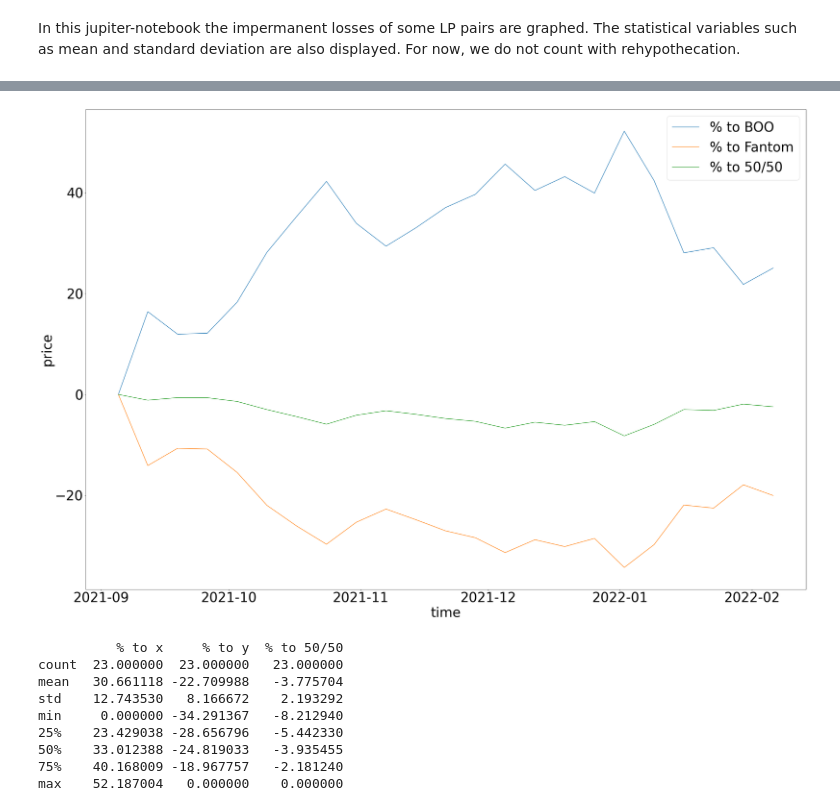
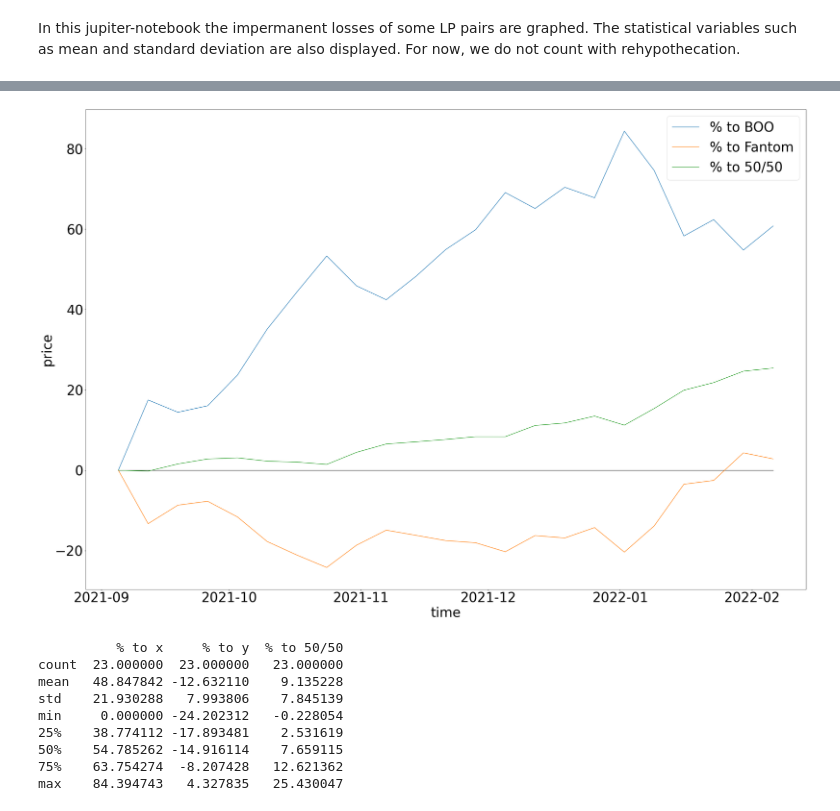
Before and after one commit to MaliMi97/portfolio, a Jupyter notebook: src/impermanent_loss.ipynb, the cells around one changed output, grey strips where cells are left out. Cells and saved outputs as stored; diff of their text form; code cells hidden in the pictures.

```diff
--- a/src/impermanent_loss.ipynb
+++ b/src/impermanent_loss.ipynb
@@ -29,17 +48,18 @@ max     0.000000  111.790106    0.000000
 # %%
 df = c.get_closing_price(datetime.datetime(2021, 9, 1), datetime.datetime.today(), 'week', 'spookyswap')\
     .merge(c.get_closing_price(datetime.datetime(2021, 9, 1), datetime.datetime.today(), 'week', 'fantom'), on='time')
-df = impermanent_loss(df, 200)
+df['price_reward'] = df['price_x']
+df = impermanent_loss(df, 200, 0.6/365*7, 1)
 impermanent_loss_vis(df, 'BOO', "Fantom")
 print(df[['% to x', '% to y', '% to 50/50']].describe())
 # %% [output]
-[figure, old version]
+[figure, new version]
           % to x     % to y  % to 50/50
 count  23.000000  23.000000   23.000000
-mean   30.661118 -22.709988   -3.775704
-std    12.743530   8.166672    2.193292
-min     0.000000 -34.291367   -8.212940
-25%    23.429038 -28.656796   -5.442330
-50%    33.012388 -24.819033   -3.935455
-75%    40.168009 -18.967757   -2.181240
-max    52.187004   0.000000    0.000000
+mean   48.847842 -12.632110    9.135228
+std    21.930288   7.993806    7.845139
+min     0.000000 -24.202312   -0.228054
+25%    38.774112 -17.893481    2.531619
+50%    54.785262 -14.916114    7.659115
+75%    63.754274  -8.207428   12.621362
+max    84.394743   4.327835   25.430047
```
Also changed, not shown: parts of 3 cells of this notebook, 3 other files.
